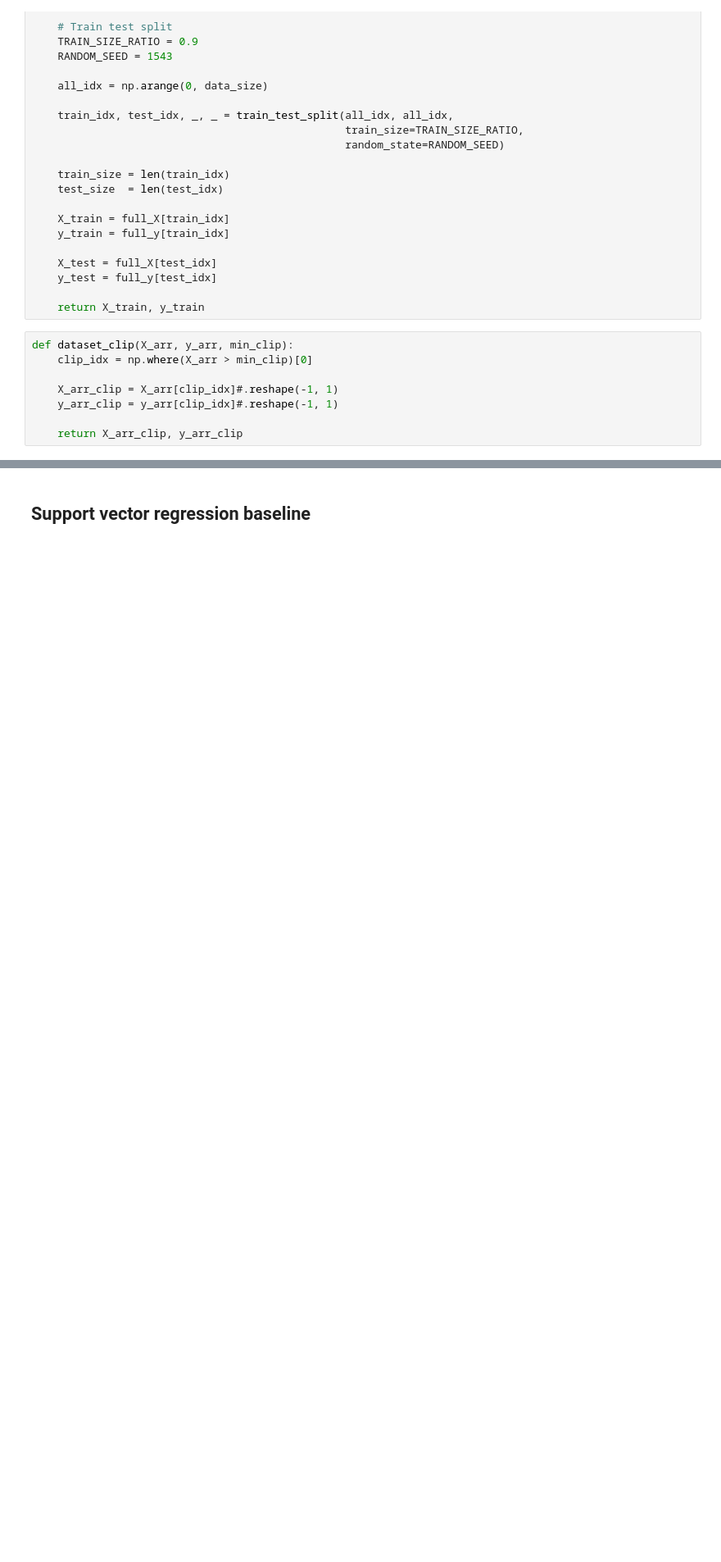
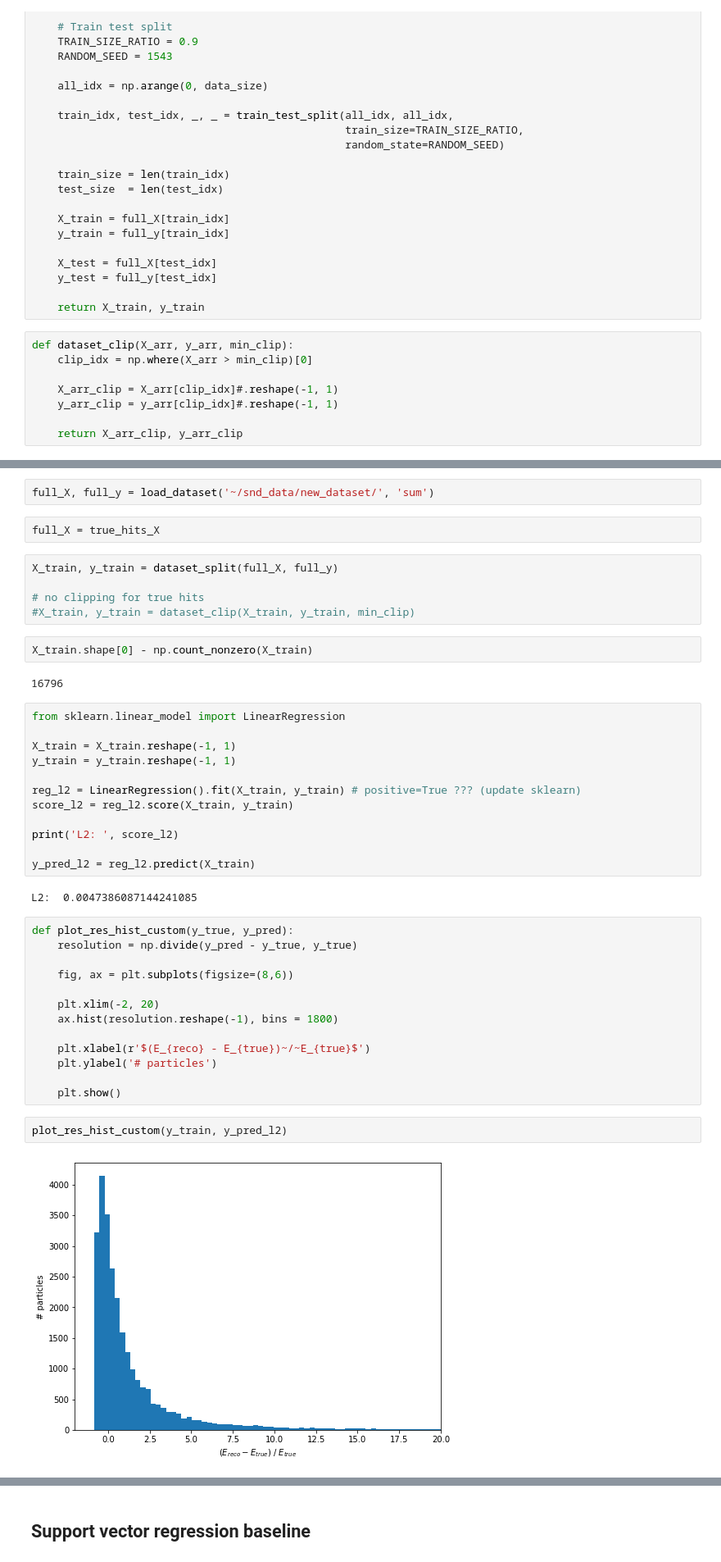
Before and after one commit to pauldebryas/SND_trackers_My_data, a Jupyter notebook: baseline-new-data.ipynb, the cells around one changed output, grey strips where cells are left out. Shown: that part at 82% size. Cells and saved outputs as stored; diff of their text form; blank space fills up the shorter version.

Commit message:
Added bayesian regression on sum and prototype of regression on true hits

```diff
--- a/baseline-new-data.ipynb
+++ b/baseline-new-data.ipynb
@@ -164,0 +233,44 @@ def dataset_clip(X_arr, y_arr, min_clip):
+# %%
+full_X, full_y = load_dataset('~/snd_data/new_dataset/', 'sum')
+# %%
+full_X = true_hits_X
+# %%
+X_train, y_train = dataset_split(full_X, full_y)
+
+# no clipping for true hits
+#X_train, y_train = dataset_clip(X_train, y_train, min_clip)
+# %%
+X_train.shape[0] - np.count_nonzero(X_train)
+# %% [output]
+16796
+# %%
+from sklearn.linear_model import LinearRegression
+
+X_train = X_train.reshape(-1, 1)
+y_train = y_train.reshape(-1, 1)
+
+reg_l2 = LinearRegression().fit(X_train, y_train) # positive=True ??? (update sklearn)
+score_l2 = reg_l2.score(X_train, y_train)
+
+print('L2: ', score_l2)
+
+y_pred_l2 = reg_l2.predict(X_train)
+# %% [output]
+L2:  0.0047386087144241085
+# %%
+def plot_res_hist_custom(y_true, y_pred):
+    resolution = np.divide(y_pred - y_true, y_true)
+
+    fig, ax = plt.subplots(figsize=(8,6))
+
+    plt.xlim(-2, 20)
+    ax.hist(resolution.reshape(-1), bins = 1800)
+
+    plt.xlabel(r'$(E_{reco} - E_{true})~/~E_{true}$')
+    plt.ylabel('# particles')
+
+    plt.show()
+# %%
+plot_res_hist_custom(y_train, y_pred_l2)
+# %% [output]
+[figure, added]
```
Also changed, not shown: parts of 34 cells of this notebook, 2 other files.
